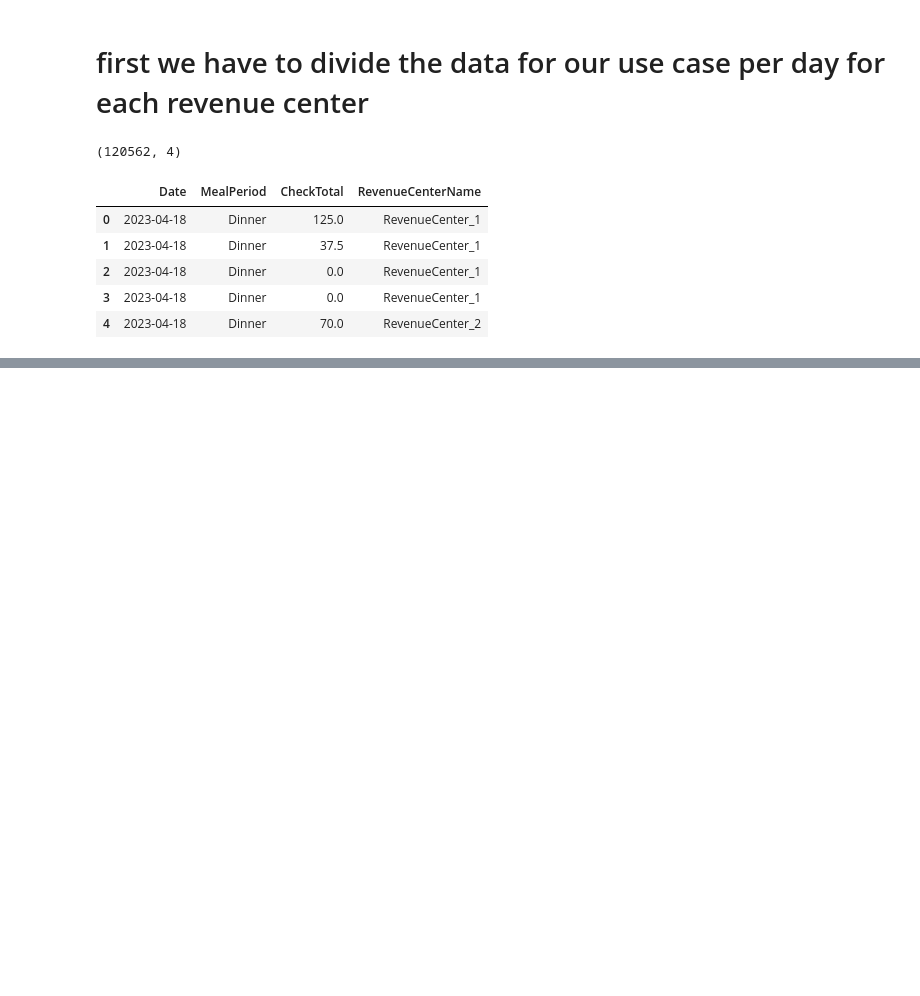
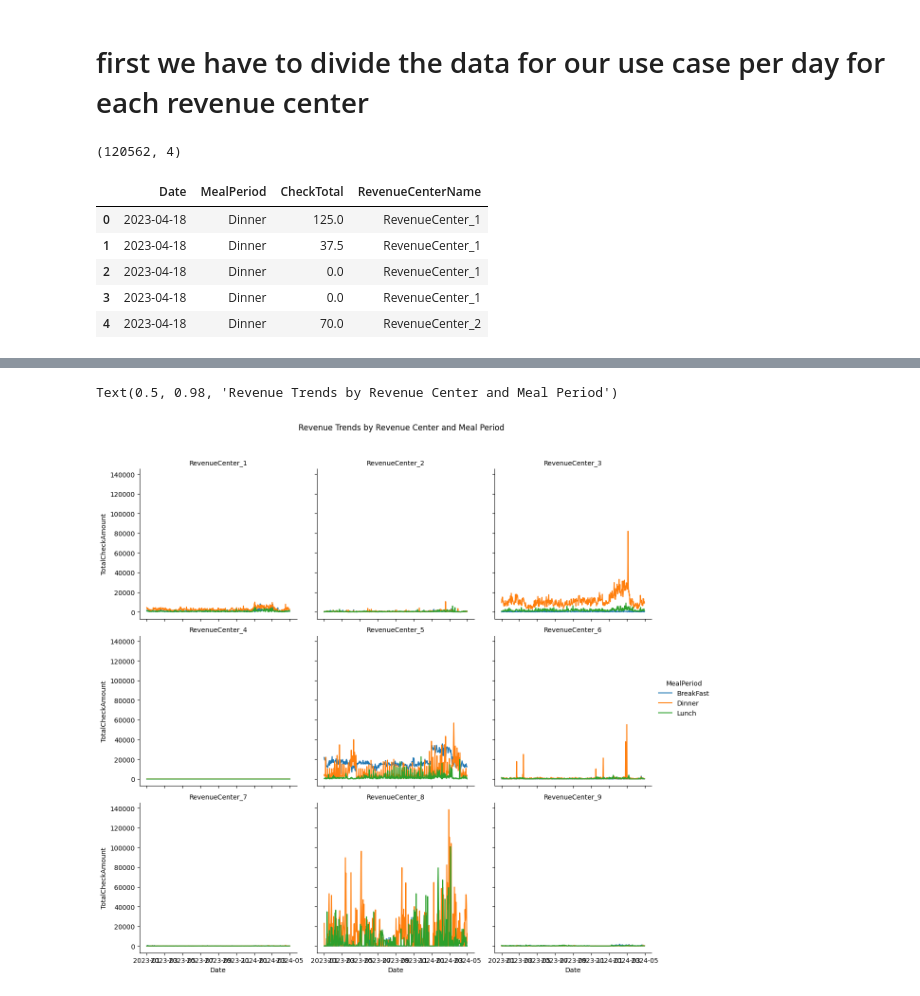
Before and after one commit to BeatBard/hotel-revenue-forecast, a Jupyter notebook: notebooks/FeatureEng.ipynb, the cells around one changed output, grey strips where cells are left out. Drawn from its saved outputs; the diff is of its cells as text; code cells hidden in the pictures; blank space fills up the shorter version.

```diff
--- a/notebooks/FeatureEng.ipynb
+++ b/notebooks/FeatureEng.ipynb
@@ -54,0 +107,9 @@ final_df.to_csv("complete_daily_revenue_totals.csv", index=False)
+# %%
+g = sns.FacetGrid(final_df, col="RevenueCenterName", hue="MealPeriod", col_wrap=3, height=4)
+g.map(sns.lineplot, "Date", "TotalCheckAmount").add_legend()
+g.set_titles("{col_name}")
+plt.subplots_adjust(top=0.9)
+g.fig.suptitle("Revenue Trends by Revenue Center and Meal Period")
+# %% [output]
+Text(0.5, 0.98, 'Revenue Trends by Revenue Center and Meal Period')
+[figure, added]
```
Also changed, not shown: parts of 5 cells of this notebook, 1 other file.
